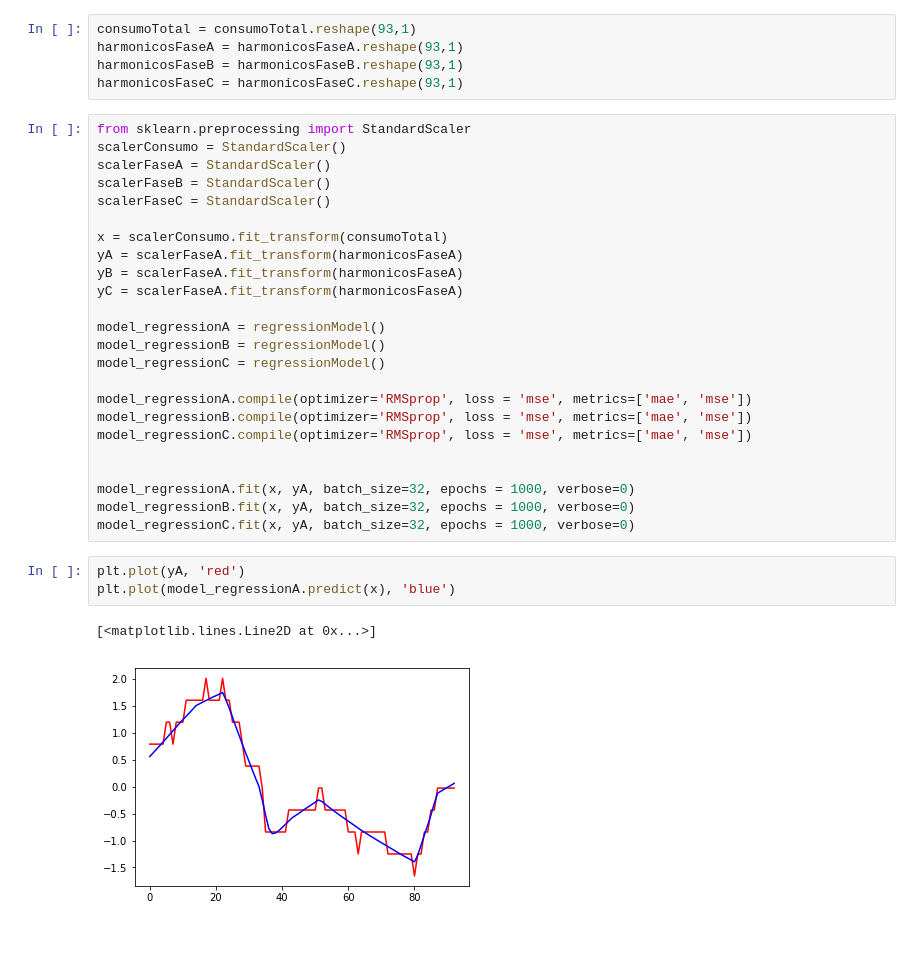
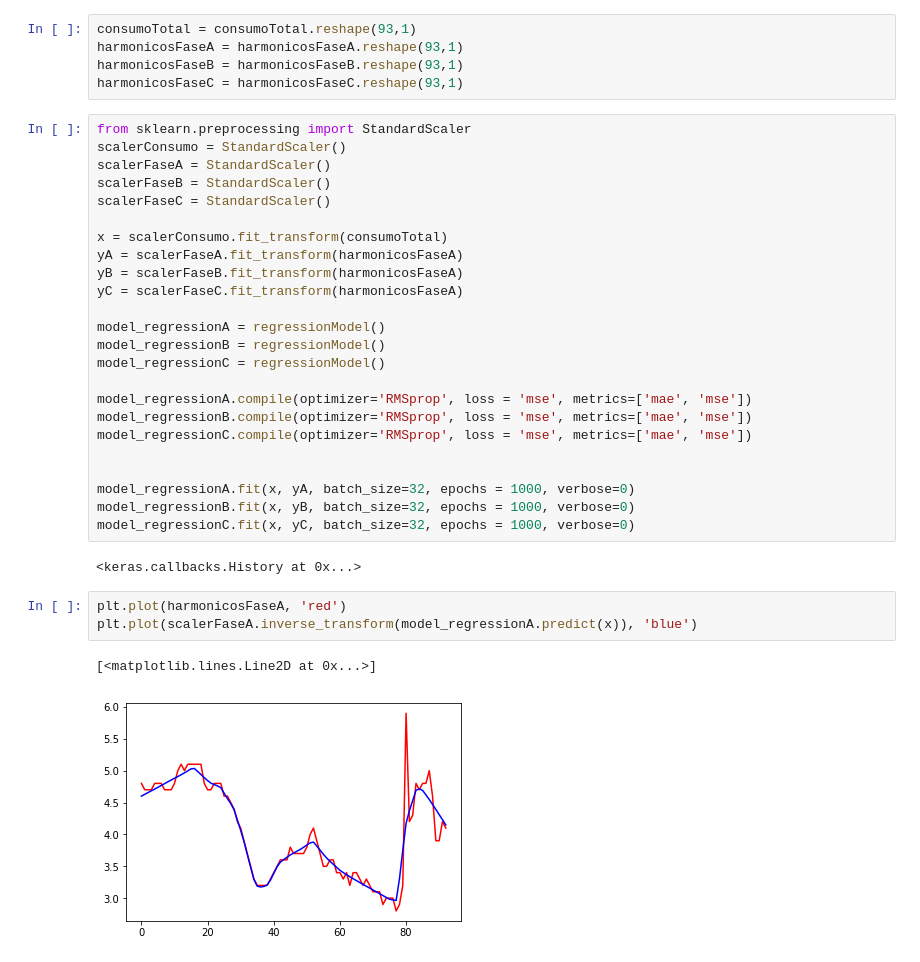
Before and after one commit to nayarat/analise-de-consumo, a Jupyter notebook: rede media.ipynb, the cells around one changed output. Drawn from its saved outputs; the diff is of its cells as text.

```diff
--- a/rede media.ipynb
+++ b/rede media.ipynb
@@ -602,8 +602,8 @@ scalerFaseC = StandardScaler()
 
 x = scalerConsumo.fit_transform(consumoTotal)
 yA = scalerFaseA.fit_transform(harmonicosFaseA)
-yB = scalerFaseA.fit_transform(harmonicosFaseA)
-yC = scalerFaseA.fit_transform(harmonicosFaseA)
+yB = scalerFaseB.fit_transform(harmonicosFaseA)
+yC = scalerFaseC.fit_transform(harmonicosFaseA)
 
 model_regressionA = regressionModel()
 model_regressionB = regressionModel()
@@ -615,12 +615,14 @@ model_regressionC.compile(optimizer='RMSprop', loss = 'mse', metrics=['mae', 'ms
 
 
 model_regressionA.fit(x, yA, batch_size=32, epochs = 1000, verbose=0)
-model_regressionB.fit(x, yA, batch_size=32, epochs = 1000, verbose=0)
-model_regressionC.fit(x, yA, batch_size=32, epochs = 1000, verbose=0)
+model_regressionB.fit(x, yB, batch_size=32, epochs = 1000, verbose=0)
+model_regressionC.fit(x, yC, batch_size=32, epochs = 1000, verbose=0)
+# %% [output]
+<keras.callbacks.History at 0x...>
 # %%
-plt.plot(yA, 'red')
-plt.plot(model_regressionA.predict(x), 'blue')
+plt.plot(harmonicosFaseA, 'red')
+plt.plot(scalerFaseA.inverse_transform(model_regressionA.predict(x)), 'blue')
 # %% [output]
 [<matplotlib.lines.Line2D at 0x...>]
-[figure, old version]
+[figure, new version]
 # %%
```
Also changed, not shown: parts of 2 cells of this notebook.
